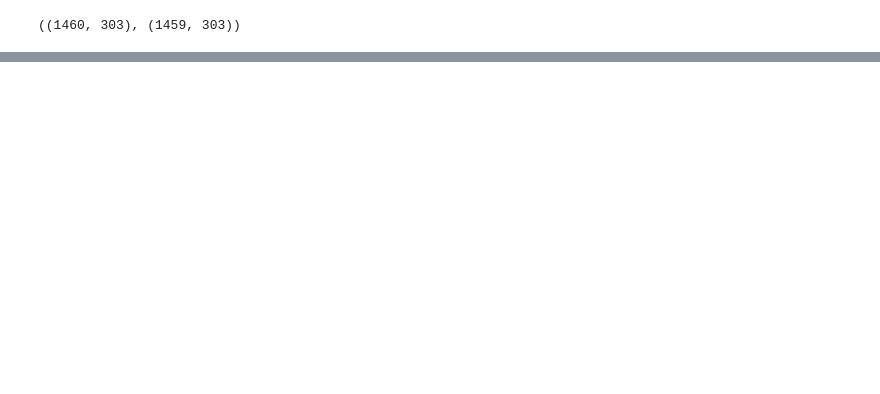
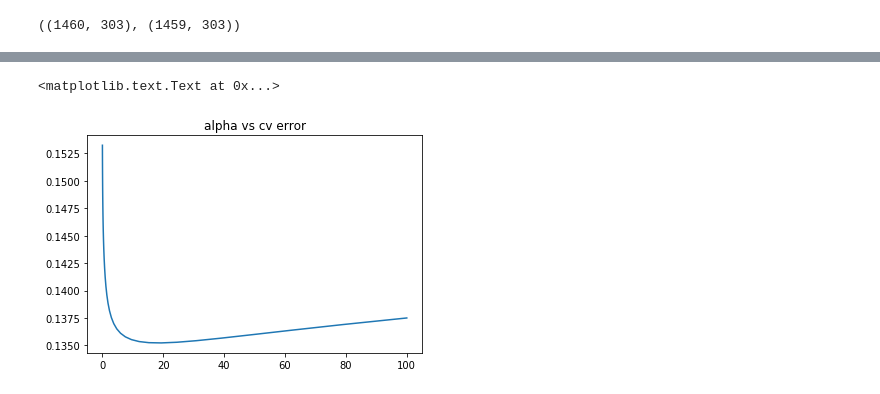
Before and after one commit to wuoshiwzm/kaggle_learn, a Jupyter notebook: house_price/predict_house_price.ipynb, the cells around one changed output, grey strips where cells are left out. Drawn from its saved outputs; the diff is of its cells as text; code cells hidden in the pictures; blank space fills up the shorter version.

```diff
--- a/house_price/predict_house_price.ipynb
+++ b/house_price/predict_house_price.ipynb
@@ -203,0 +212,5 @@ dummy_train_dt.shape , dummy_test_dt.shape
+# %%
+# 转化为numpy array的格式
+X_train = dummy_train_dt.values
+X_test = dummy_test_dt.values
+print(type(X_test))
@@ -203,0 +219,10 @@ dummy_train_dt.shape , dummy_test_dt.shape
+# %%
+# 交叉验证(训练集中)
+alphas = np.logspace(-3,2,50) # 50^-3  ~  50^2
+test_scores = []
+
+for alpha in alphas:
+    clf = Ridge(alpha)
+    test_score = np.sqrt(-cross_val_score(clf,X_train,y_train,cv=10,scoring='neg_mean_squared_error'))
+    #这里也可以用grid search
+    test_scores.append(np.mean(test_score))
@@ -203,0 +247,6 @@ dummy_train_dt.shape , dummy_test_dt.shape
+# %%
+plt.plot(alphas,test_scores)
+plt.title('alpha vs cv error')
+# %% [output]
+<matplotlib.text.Text at 0x...>
+[figure, added]
```
Also changed, not shown: parts of 7 cells of this notebook.
